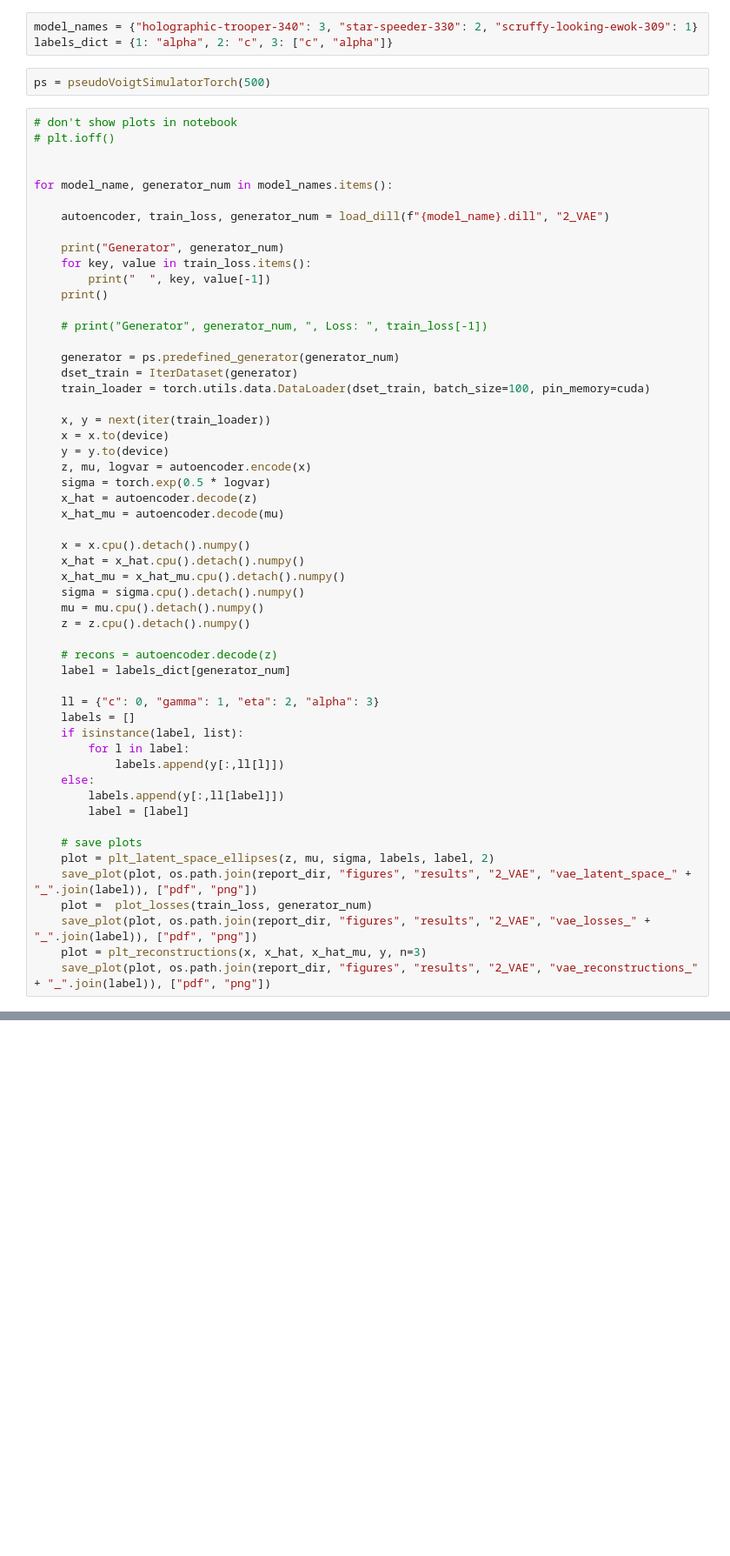
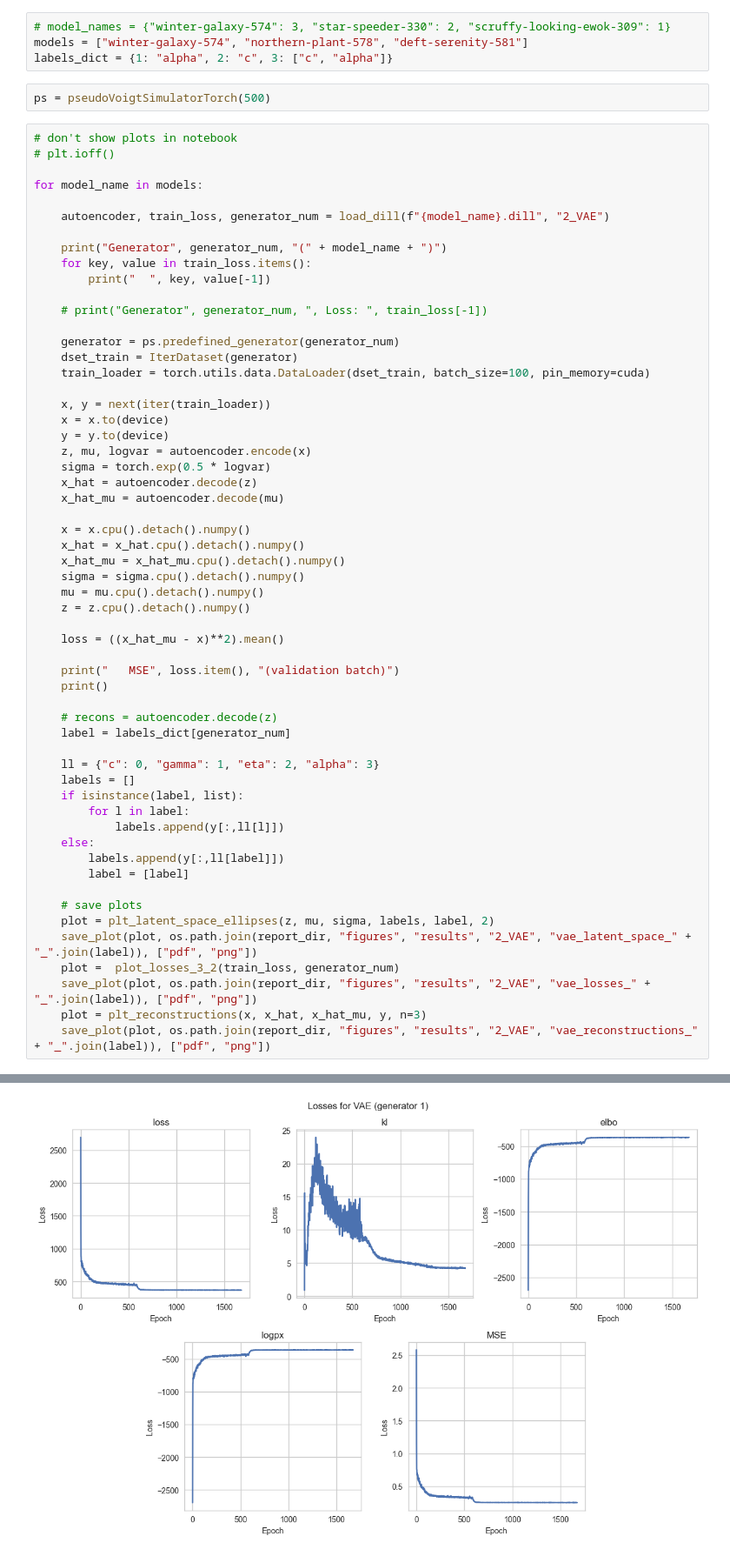
Before and after one commit to AndreasLF/amortized-inference-for-spectroscopy, a Jupyter notebook: notebooks/plot_vae_exp.ipynb, the cells around one changed output, grey strips where cells are left out. Shown at 87% size. Cells and saved outputs as stored; diff of their text form; blank space fills up the shorter version.

Commit message:
Updated VAE results plotting

```diff
--- a/notebooks/plot_vae_exp.ipynb
+++ b/notebooks/plot_vae_exp.ipynb
@@ -40,7 +41,8 @@ def load_dill(file_name, experiment):
 
     return autoencoder, train_loss, generator_num
 # %%
-model_names = {"holographic-trooper-340": 3, "star-speeder-330": 2, "scruffy-looking-ewok-309": 1}
+# model_names = {"winter-galaxy-574": 3, "star-speeder-330": 2, "scruffy-looking-ewok-309": 1}
+models = ["winter-galaxy-574", "northern-plant-578", "deft-serenity-581"]
 labels_dict = {1: "alpha", 2: "c", 3: ["c", "alpha"]}
 # %%
 ps = pseudoVoigtSimulatorTorch(500)
@@ -48,15 +50,13 @@ ps = pseudoVoigtSimulatorTorch(500)
 # don't show plots in notebook
 # plt.ioff()
 
-
-for model_name, generator_num in model_names.items():
+for model_name in models:
 
     autoencoder, train_loss, generator_num = load_dill(f"{model_name}.dill", "2_VAE")
 
-    print("Generator", generator_num)
+    print("Generator", generator_num, "(" + model_name + ")")
     for key, value in train_loss.items():
         print("  ", key, value[-1])
-    print()
 
     # print("Generator", generator_num, ", Loss: ", train_loss[-1])
 
@@ -79,6 +79,11 @@ for model_name, generator_num in model_names.items():
     mu = mu.cpu().detach().numpy()
     z = z.cpu().detach().numpy()
 
+    loss = ((x_hat_mu - x)**2).mean()
+
+    print("   MSE", loss.item(), "(validation batch)")
+    print()
+
     # recons = autoencoder.decode(z)
     label = labels_dict[generator_num]
 
@@ -94,7 +99,7 @@ for model_name, generator_num in model_names.items():
     # save plots
     plot = plt_latent_space_ellipses(z, mu, sigma, labels, label, 2)
     save_plot(plot, os.path.join(report_dir, "figures", "results", "2_VAE", "vae_latent_space_" + "_".join(label)), ["pdf", "png"])
-    plot =  plot_losses(train_loss, generator_num)
+    plot =  plot_losses_3_2(train_loss, generator_num)
     save_plot(plot, os.path.join(report_dir, "figures", "results", "2_VAE", "vae_losses_" + "_".join(label)), ["pdf", "png"])
     plot = plt_reconstructions(x, x_hat, x_hat_mu, y, n=3)
     save_plot(plot, os.path.join(report_dir, "figures", "results", "2_VAE", "vae_reconstructions_" + "_".join(label)), ["pdf", "png"])
@@ -118,0 +125 @@ Generator 2
+[figure, added]
```
Also changed, not shown: parts of 2 cells of this notebook.
